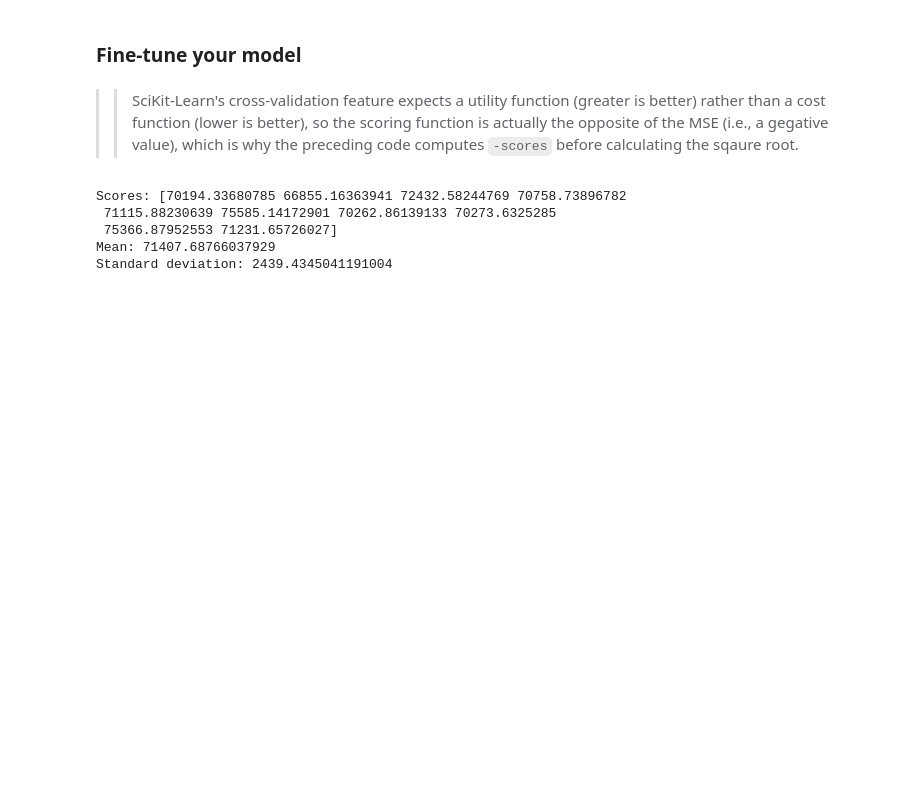
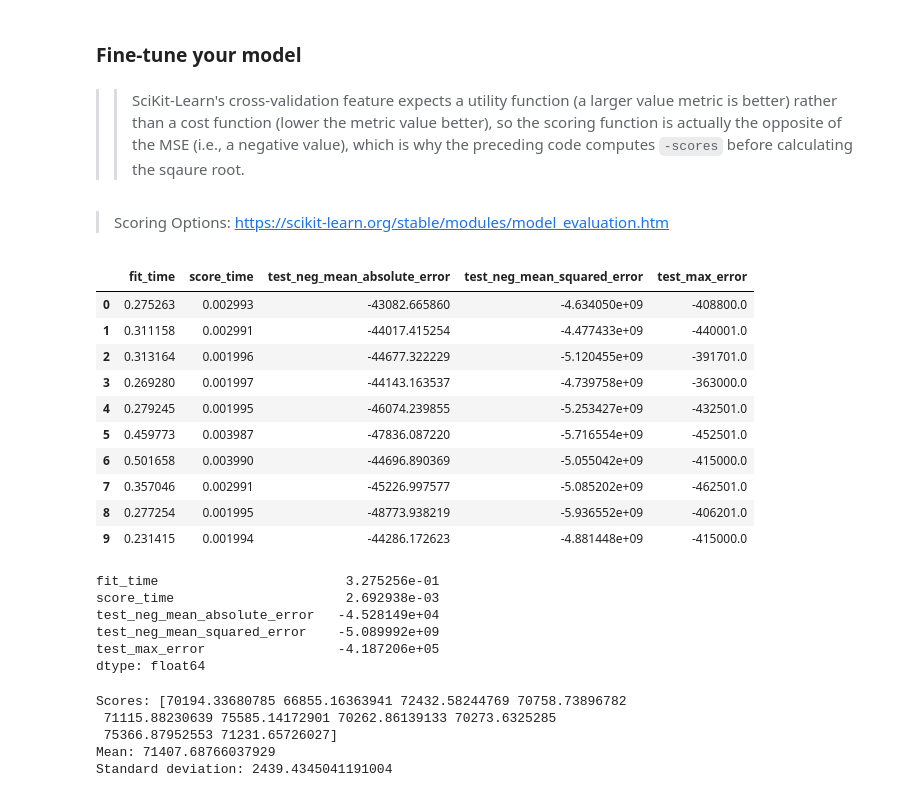
Before and after one commit to kevinprinsloo/My_Machine_Learning_Notebooks, a Jupyter notebook: Full_End_to_End_ML_Project_House_Prices/California_House_Prices.ipynb, the cells around one changed output. Drawn from its saved outputs; the diff is of its cells as text; code cells hidden in the pictures; blank space fills up the shorter version.

Commit message:
test on final model

```diff
--- a/Full_End_to_End_ML_Project_House_Prices/California_House_Prices.ipynb
+++ b/Full_End_to_End_ML_Project_House_Prices/California_House_Prices.ipynb
@@ -1159,7 +1161,36 @@ scores = cross_val_score(tree_reg, housing_prepared, housing_labels,
                          scoring="neg_mean_squared_error", cv=10)
 tree_rmse_scores = np.sqrt(-scores)
 # %% [markdown]
->> SciKit-Learn's cross-validation feature expects a utility function (greater is better) rather than a cost function (lower is better), so the scoring function is actually the opposite of the MSE (i.e., a gegative value), which is why the preceding code computes `-scores` before calculating the sqaure root.
+>> SciKit-Learn's cross-validation feature expects a utility function (a larger value metric is better) rather than a cost function (lower the metric value better), so the scoring function is actually the opposite of the MSE (i.e., a negative value), which is why the preceding code computes `-scores` before calculating the sqaure root.
+# %% [markdown]
+> Scoring Options: https://scikit-learn.org/stable/modules/model_evaluation.htm
+# %%
+from sklearn.model_selection import cross_validate
+
+scores_more = cross_validate(tree_reg, housing_prepared, housing_labels,
+                         scoring=['neg_mean_absolute_error','neg_mean_squared_error','max_error'],cv=10)
+pd.DataFrame(scores_more)
+# %% [output]
+|  | fit_time | score_time | test_neg_mean_absolute_error | test_neg_mean_squared_error | test_max_error |
+| 0 | 0.275263 | 0.002993 | -43082.665860 | -4.634050e+09 | -408800.0 |
+| 1 | 0.311158 | 0.002991 | -44017.415254 | -4.477433e+09 | -440001.0 |
+| 2 | 0.313164 | 0.001996 | -44677.322229 | -5.120455e+09 | -391701.0 |
+| 3 | 0.269280 | 0.001997 | -44143.163537 | -4.739758e+09 | -363000.0 |
+| 4 | 0.279245 | 0.001995 | -46074.239855 | -5.253427e+09 | -432501.0 |
+| 5 | 0.459773 | 0.003987 | -47836.087220 | -5.716554e+09 | -452501.0 |
+| 6 | 0.501658 | 0.003990 | -44696.890369 | -5.055042e+09 | -415000.0 |
+| 7 | 0.357046 | 0.002991 | -45226.997577 | -5.085202e+09 | -462501.0 |
+| 8 | 0.277254 | 0.001995 | -48773.938219 | -5.936552e+09 | -406201.0 |
+| 9 | 0.231415 | 0.001994 | -44286.172623 | -4.881448e+09 | -415000.0 |
+# %%
+pd.DataFrame(scores_more).mean()
+# %% [output]
+fit_time                        3.275256e-01
+score_time                      2.692938e-03
+test_neg_mean_absolute_error   -4.528149e+04
+test_neg_mean_squared_error    -5.089992e+09
+test_max_error                 -4.187206e+05
+dtype: float64
 # %%
 def display_scores(scores):
     print("Scores:", scores)
```
Also changed, not shown: parts of 30 cells of this notebook.
